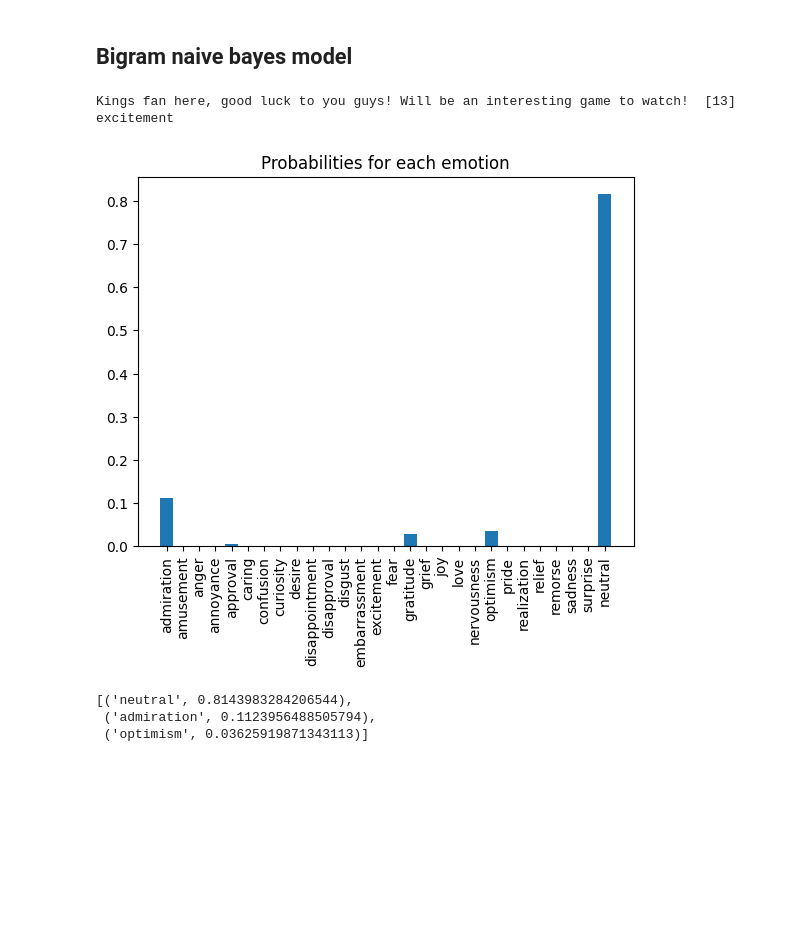
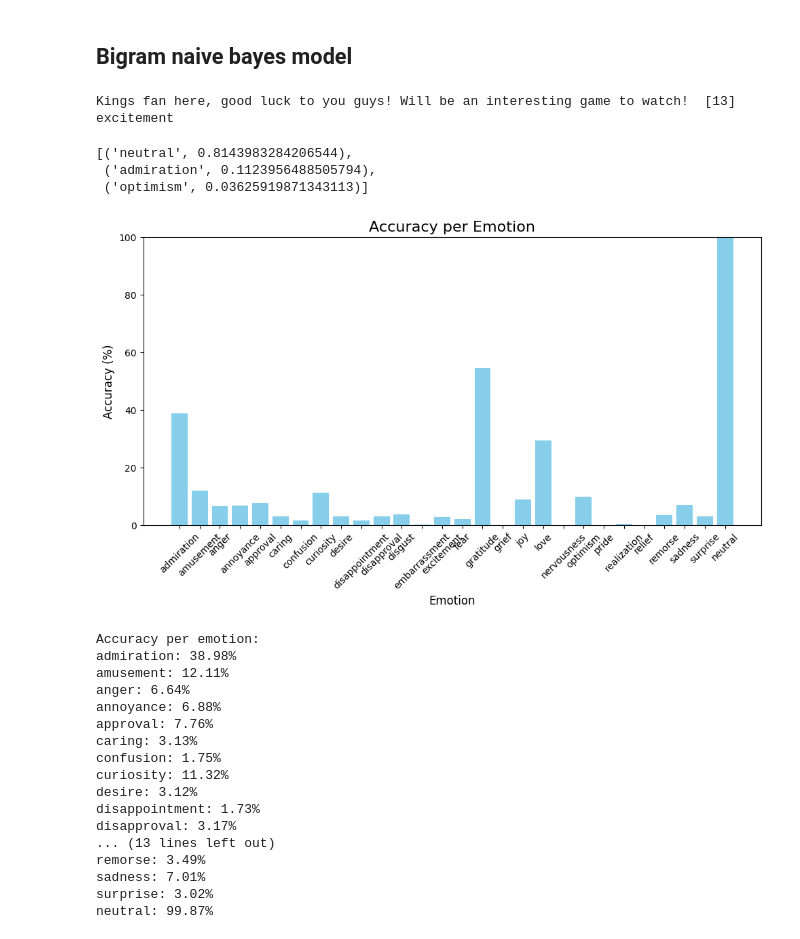
Before and after one commit to thomasjuin1/EmotionClassification, a Jupyter notebook: naives_bayes.ipynb, the cells around one changed output. Cells and saved outputs as stored; diff of their text form; code cells hidden in the pictures; blank space fills up the shorter version.

Commit message:
feat(naives_bayes.ipynb): add testing for each class

```diff
--- a/naives_bayes.ipynb
+++ b/naives_bayes.ipynb
@@ -237,7 +237,7 @@ for bigram, emotion_counts in emotion_count_for_bigrams.items():
 def proba_for_bigram_in_emotion(bigram, emotion):
     # Handle missing bigrams with Laplace smoothing
     if bigram not in emotion_count_for_bigrams:
-        print("This bigram doesn't exitst apply a laplace smoothing")
+        # print("This bigram doesn't exitst apply a laplace smoothing")
         # Uniform smoothing for unseen bigrams
         return 1 / len(__emotions)  # Adjust as needed based on your smoothing strategy
 
@@ -250,6 +250,9 @@ def proba_for_bigram_in_emotion(bigram, emotion):
 def proba_for_sentence_in_emotion_bigram(sentence: list[str], emotion):
     log_proba = 0
     for i in range(len(sentence) - 1):
+
+
+
         bigram = (sentence[i], sentence[i + 1])
         prob = proba_for_bigram_in_emotion(bigram, emotion)
         if prob > 0:
@@ -279,10 +282,10 @@ def predict_emotion_bigram(sentence: str):
     pre_processed = pre_process_naive_bayes(sentence)
     probas = proba_for_sentence_for_each_emo_bigram(pre_processed)
     # plot the probabilities
-    plt.bar(probas.keys(), probas.values())
-    plt.title("Probabilities for each emotion")
-    plt.xticks(rotation=90)
-    plt.show()
+    # plt.bar(probas.keys(), probas.values())
+    # plt.title("Probabilities for each emotion")
+    # plt.xticks(rotation=90)
+    # plt.show()
     return sorted(probas.items(), key=lambda x: x[1], reverse=True)[:3]
 
 data = test_set[2]
@@ -291,10 +294,73 @@ for i in range(len(data["labels"])):
     print(INDEX_TO_EMOTION[data["labels"][i]])
 predict_emotion_bigram(data["text"])
 # predict_emotion_bigram("Good luck")
+
+## compute percentage:
 # %% [output]
 Kings fan here, good luck to you guys! Will be an interesting game to watch!  [13]
 excitement
-[figure, removed]
 [('neutral', 0.8143983284206544),
  ('admiration', 0.1123956488505794),
  ('optimism', 0.03625919871343113)]
+# %%
+from collections import defaultdict
+import matplotlib.pyplot as plt
+
+# Track correct predictions and total predictions for each emotion
+correct_predictions = defaultdict(int)
+total_predictions = defaultdict(int)
+
+# Iterate over the test set
+for example in pre_processed_test_set:
+    sentence = example["text"]
+    true_labels = [INDEX_TO_EMOTION[label] for label in example["labels"]]
+
+    # Get predictions
+    predicted_emotions = predict_emotion_bigram(sentence)
+    top_predicted_emotion = predicted_emotions[0][0]  # Take the top prediction
+
+    # Update counts for each true label
+    for label in true_labels:
+        total_predictions[label] += 1
+        if top_predicted_emotion == label:
+            correct_predictions[label] += 1
+
+# Calculate accuracy for each emotion
+emotion_accuracy = {emotion: (correct_predictions[emotion] / total_predictions[emotion] * 100)
+                    if total_predictions[emotion] > 0 else 0
+                    for emotion in __emotions}
+
+# Plotting a single bar chart
+plt.figure(figsize=(10, 6))
+plt.bar(emotion_accuracy.keys(), emotion_accuracy.values(), color='skyblue')
+plt.title("Accuracy per Emotion", fontsize=16)
+plt.xlabel("Emotion", fontsize=12)
+plt.ylabel("Accuracy (%)", fontsize=12)
+plt.xticks(rotation=45)
+plt.ylim(0, 100)
+plt.tight_layout()
+plt.show()
+
+# Print the accuracy values
+print("Accuracy per emotion:")
+for emotion, accuracy in emotion_accuracy.items():
+    print(f"{emotion}: {accuracy:.2f}%")
+# %% [output]
+[figure, added]
+Accuracy per emotion:
+admiration: 38.98%
+amusement: 12.11%
+anger: 6.64%
+annoyance: 6.88%
+approval: 7.76%
+caring: 3.13%
+confusion: 1.75%
+curiosity: 11.32%
+desire: 3.12%
+disappointment: 1.73%
+disapproval: 3.17%
+... (13 lines left out)
+remorse: 3.49%
+sadness: 7.01%
+surprise: 3.02%
+neutral: 99.87%
```
